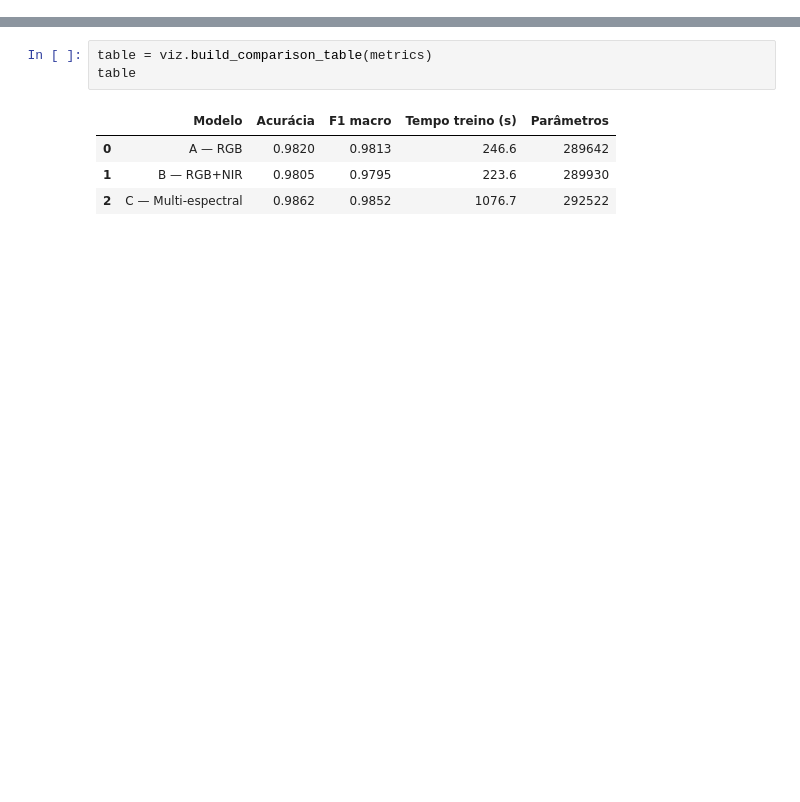
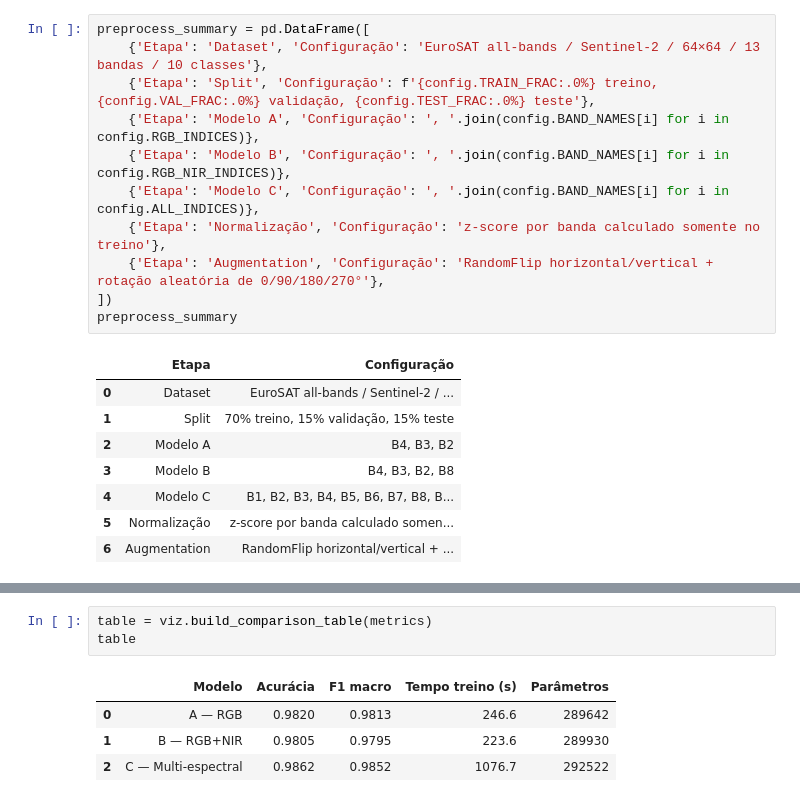
Before and after one commit to Overkillas/eurosat-multispectral-cnn, a Jupyter notebook: notebooks/06_presentation.ipynb, the cells around one changed output, grey strips where cells are left out. Cells and saved outputs as stored; diff of their text form; blank space fills up the shorter version.

```diff
--- a/notebooks/06_presentation.ipynb
+++ b/notebooks/06_presentation.ipynb
@@ -47,0 +63,20 @@ Resultados carregados: ['A — RGB', 'B — RGB+NIR', 'C — Multi-espectral']
+# %%
+preprocess_summary = pd.DataFrame([
+    {'Etapa': 'Dataset', 'Configuração': 'EuroSAT all-bands / Sentinel-2 / 64×64 / 13 bandas / 10 classes'},
+    {'Etapa': 'Split', 'Configuração': f'{config.TRAIN_FRAC:.0%} treino, {config.VAL_FRAC:.0%} validação, {config.TEST_FRAC:.0%} teste'},
+    {'Etapa': 'Modelo A', 'Configuração': ', '.join(config.BAND_NAMES[i] for i in config.RGB_INDICES)},
+    {'Etapa': 'Modelo B', 'Configuração': ', '.join(config.BAND_NAMES[i] for i in config.RGB_NIR_INDICES)},
+    {'Etapa': 'Modelo C', 'Configuração': ', '.join(config.BAND_NAMES[i] for i in config.ALL_INDICES)},
+    {'Etapa': 'Normalização', 'Configuração': 'z-score por banda calculado somente no treino'},
+    {'Etapa': 'Augmentation', 'Configuração': 'RandomFlip horizontal/vertical + rotação aleatória de 0/90/180/270°'},
+])
+preprocess_summary
+# %% [output]
+|  | Etapa | Configuração |
+| 0 | Dataset | EuroSAT all-bands / Sentinel-2 / ... |
+| 1 | Split | 70% treino, 15% validação, 15% teste |
+| 2 | Modelo A | B4, B3, B2 |
+| 3 | Modelo B | B4, B3, B2, B8 |
+| 4 | Modelo C | B1, B2, B3, B4, B5, B6, B7, B8, B... |
+| 5 | Normalização | z-score por banda calculado somen... |
+| 6 | Augmentation | RandomFlip horizontal/vertical + ... |
```
Also changed, not shown: parts of 16 cells of this notebook, 5 other files.
